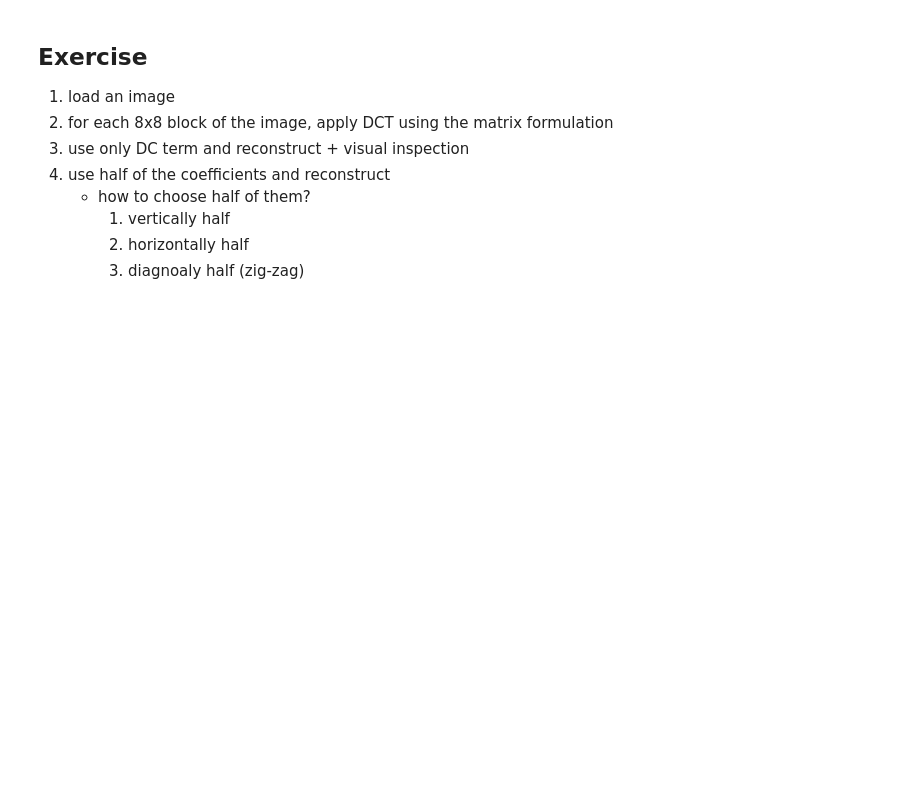
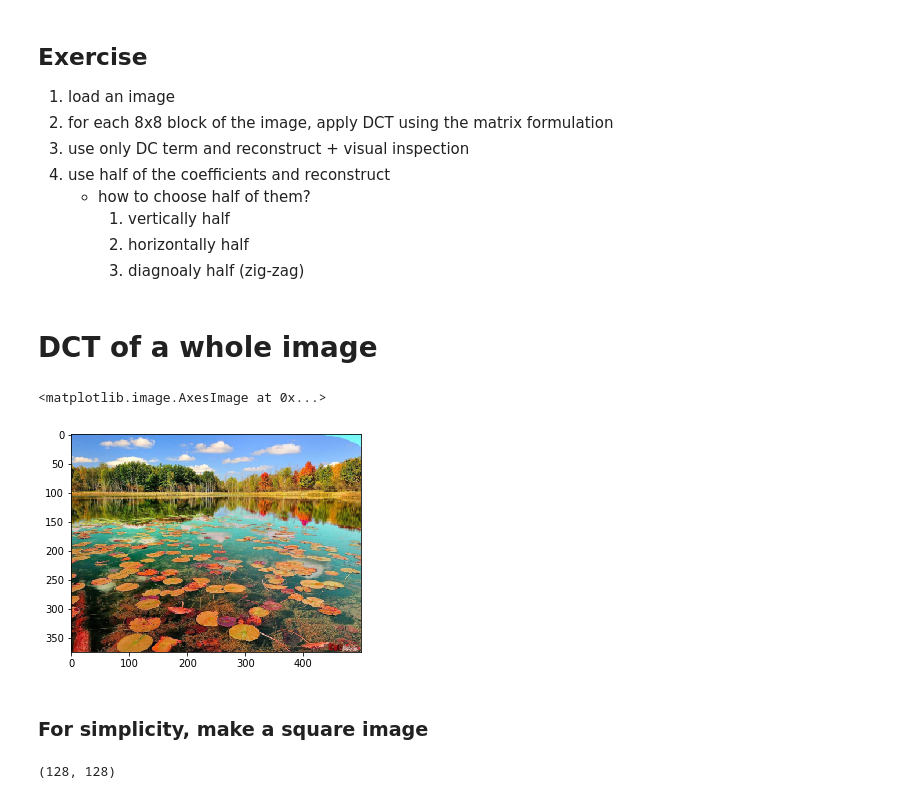
Before and after one commit to yongduek/cvip, a Jupyter notebook: FourierTransform.ipynb, the cells around one changed output. Drawn from its saved outputs; the diff is of its cells as text; code cells hidden in the pictures; blank space fills up the shorter version.

```diff
--- a/FourierTransform.ipynb
+++ b/FourierTransform.ipynb
@@ -338,3 +360,5 @@ pltsig(coefs2/c)
         1. vertically half
         2. horizontally half
         3. diagnoaly half (zig-zag)
+# %% [markdown]
+# DCT of a whole image
@@ -340,0 +377,16 @@ pltsig(coefs2/c)
+# %%
+import imageio
+Img = imageio.imread ('python/data/nature-500x375.jpg')
+Img.shape
+plt.imshow (Img, cmap='gray')
+# %% [output]
+<matplotlib.image.AxesImage at 0x...>
+[figure, added]
+# %% [markdown]
+### For simplicity, make a square image
+# %%
+w = 128
+I = Img[50:50+w, :w, 1]
+I.shape
+# %% [output]
+(128, 128)
```
Also changed, not shown: parts of 47 cells of this notebook.
